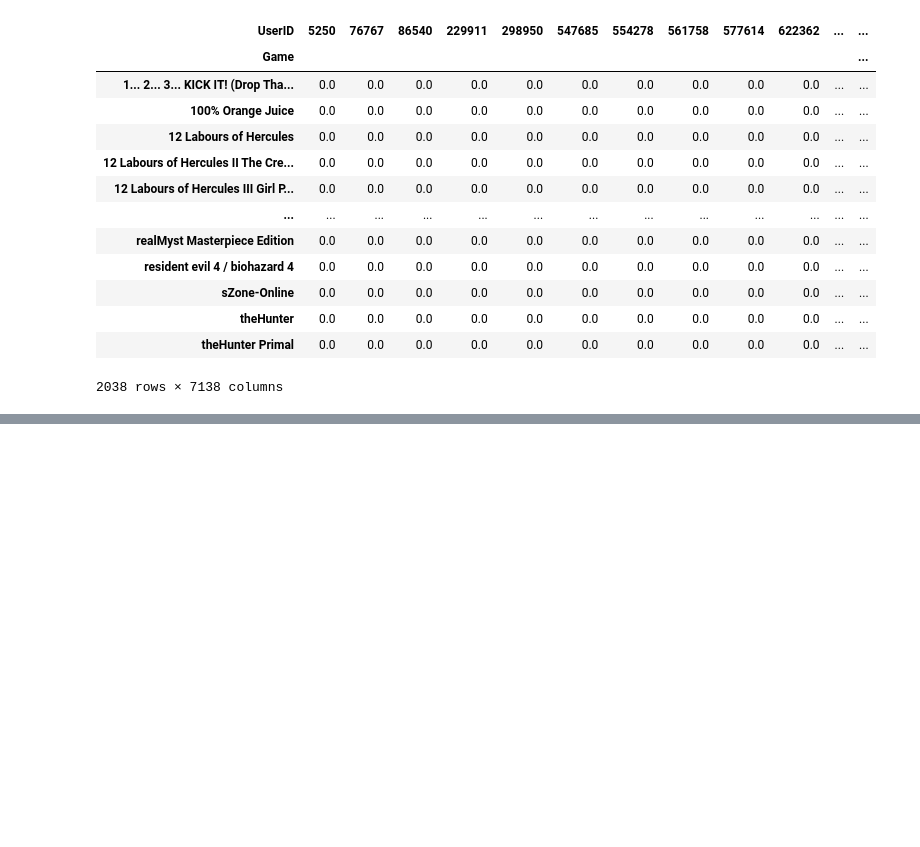
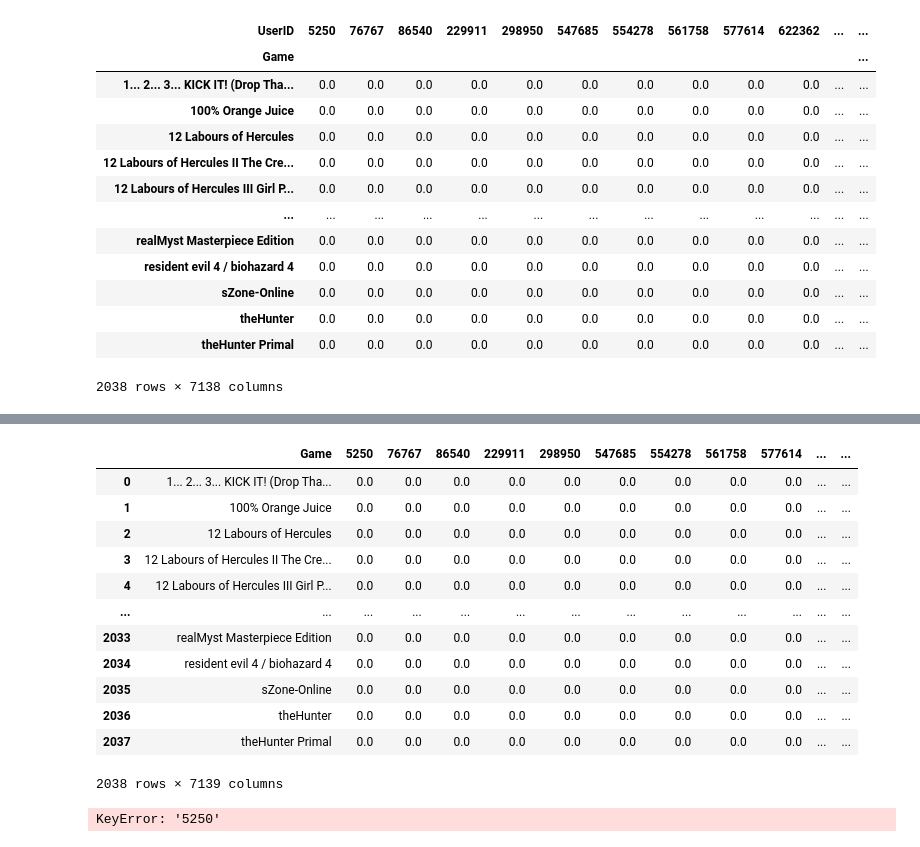
Before and after one commit to blue-jays/Game-Recommender, a Jupyter notebook: test.ipynb, the cells around one changed output, grey strips where cells are left out. Cells and saved outputs as stored; diff of their text form; code cells hidden in the pictures; blank space fills up the shorter version.

```diff
--- a/test.ipynb
+++ b/test.ipynb
@@ -775,0 +771,61 @@ liteCam Game 100 FPS Game Capture
+# %%
+# Reset the index to make 'Game' a column
+dfp.reset_index(inplace=True)
+
+# Rename the first column to 'Game' (formerly the index)
+dfp.rename(columns={'index': 'Game'}, inplace=True)
+
+# Check if 'UserID' is appearing as the header for other columns
+if 'UserID' in dfp.columns:
+    # Remove the header row ('UserID') that is misaligned in the data
+    dfp.columns = ['Game'] + list(dfp.iloc[0, 1:])
+    dfp = df[1:]  # Drop the first row as it's now used for the correct header names
+
+# Ensure 'Game' is the first column and others are UserID columns
+# %%
+import pickle as pk
+# dfp.drop(columns='UserID',inplace= True)
+dfp.columns
+
+dfp.reset_index(inplace=True)
+
+dfp = dfp.drop(columns=['index'])
+df.index.name = None
+# Remove the 'UserID' name from the columns
+dfp.columns.name = None
+
+# Confirm changes
+
+dfp
+
+# dfp.columns
+# pk.dump(dfp, open('game.pkl', 'wb'))
+# %% [output]
+|  | Game | 5250 | 76767 | 86540 | 229911 | 298950 | 547685 | 554278 | 561758 | 577614 | ... | ... |
+| 0 | 1... 2... 3... KICK IT! (Drop Tha... | 0.0 | 0.0 | 0.0 | 0.0 | 0.0 | 0.0 | 0.0 | 0.0 | 0.0 | ... | ... |
+| 1 | 100% Orange Juice | 0.0 | 0.0 | 0.0 | 0.0 | 0.0 | 0.0 | 0.0 | 0.0 | 0.0 | ... | ... |
+| 2 | 12 Labours of Hercules | 0.0 | 0.0 | 0.0 | 0.0 | 0.0 | 0.0 | 0.0 | 0.0 | 0.0 | ... | ... |
+| 3 | 12 Labours of Hercules II The Cre... | 0.0 | 0.0 | 0.0 | 0.0 | 0.0 | 0.0 | 0.0 | 0.0 | 0.0 | ... | ... |
+| 4 | 12 Labours of Hercules III Girl P... | 0.0 | 0.0 | 0.0 | 0.0 | 0.0 | 0.0 | 0.0 | 0.0 | 0.0 | ... | ... |
+| ... | ... | ... | ... | ... | ... | ... | ... | ... | ... | ... | ... | ... |
+| 2033 | realMyst Masterpiece Edition | 0.0 | 0.0 | 0.0 | 0.0 | 0.0 | 0.0 | 0.0 | 0.0 | 0.0 | ... | ... |
+| 2034 | resident evil 4 / biohazard 4 | 0.0 | 0.0 | 0.0 | 0.0 | 0.0 | 0.0 | 0.0 | 0.0 | 0.0 | ... | ... |
+| 2035 | sZone-Online | 0.0 | 0.0 | 0.0 | 0.0 | 0.0 | 0.0 | 0.0 | 0.0 | 0.0 | ... | ... |
+| 2036 | theHunter | 0.0 | 0.0 | 0.0 | 0.0 | 0.0 | 0.0 | 0.0 | 0.0 | 0.0 | ... | ... |
+| 2037 | theHunter Primal | 0.0 | 0.0 | 0.0 | 0.0 | 0.0 | 0.0 | 0.0 | 0.0 | 0.0 | ... | ... |
+2038 rows × 7139 columns
+# %%
+# Save dfp DataFrame as a pickle file
+dfp.to_pickle('dfp.pkl')
+
+
+# Load the pickle file back into a DataFrame
+dfp = pd.read_pickle('dfp.pkl')
+
+# Get all values for the '5250' row (this assumes 5250 is a column)
+game_list = dfp['5250'].values
+
+# Check the result
+print(game_list)
+# %% [output]
+KeyError: '5250'
```
Also changed, not shown: parts of 5 cells of this notebook, 3 other files.
